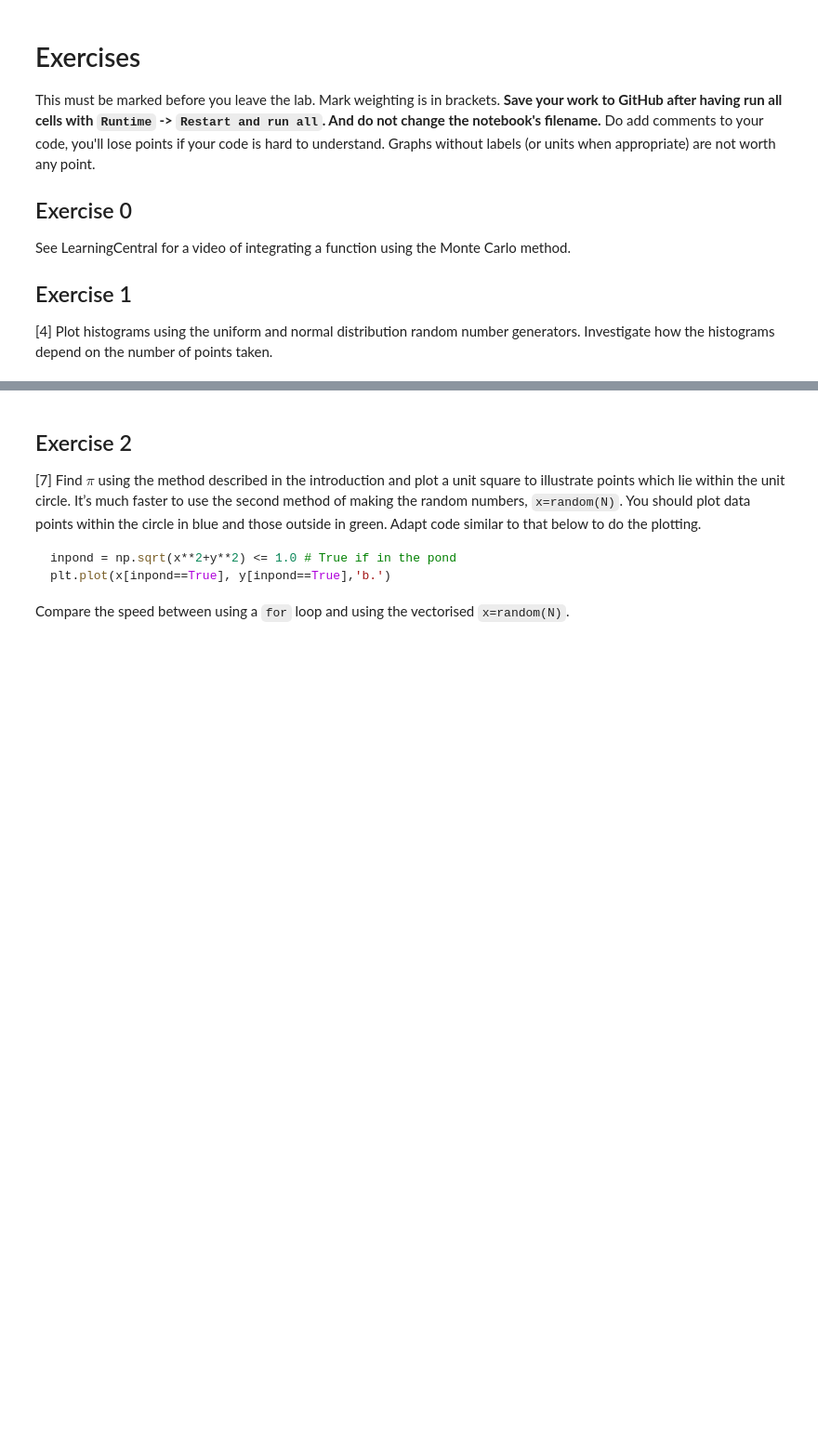
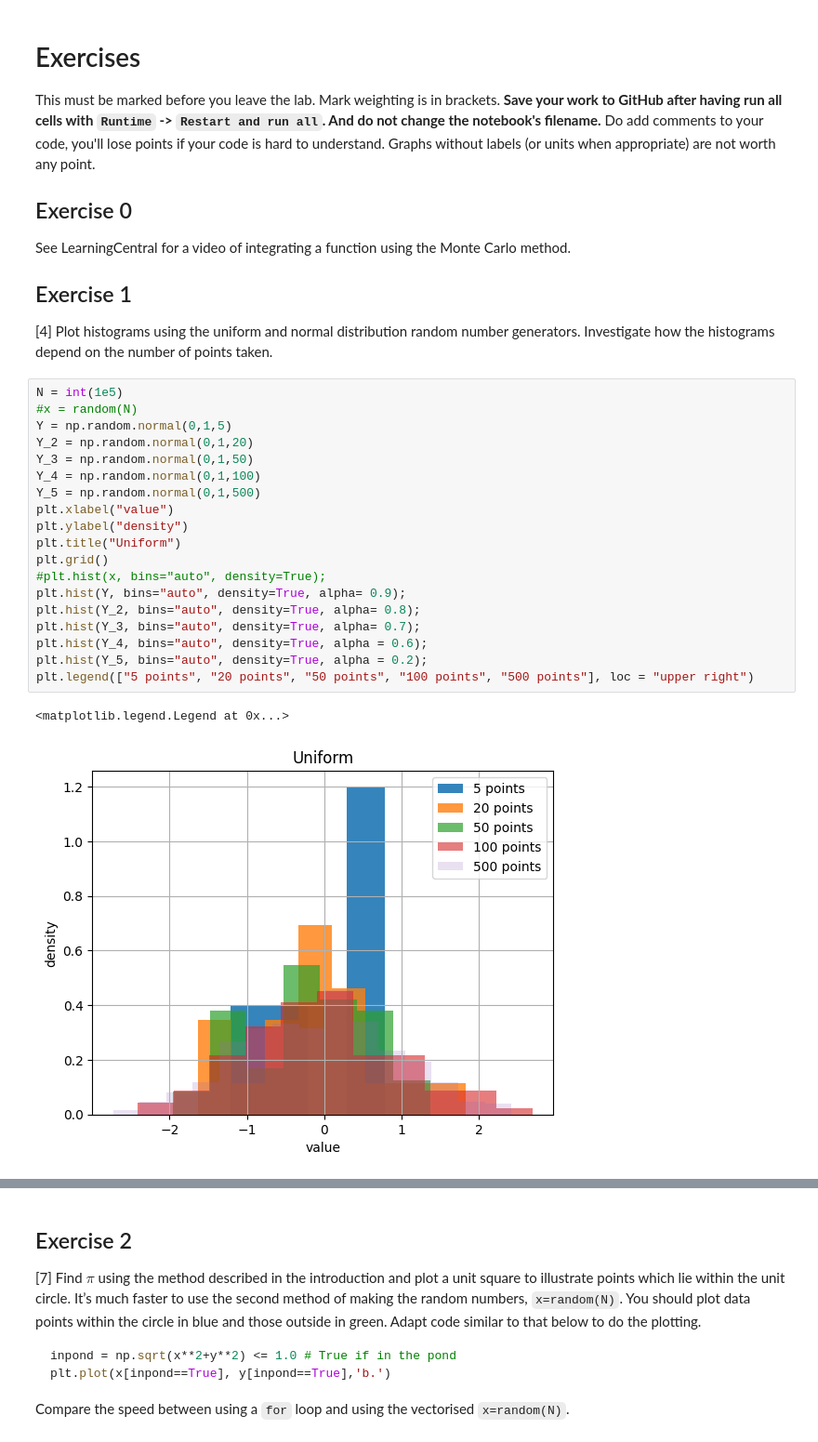
Before and after one commit to PX2145-2025/week-6-b-JonesRhys, a Jupyter notebook: Monte_Carlo.ipynb, the cells around one changed output, grey strips where cells are left out. Shown: that part at 93% size. Saved outputs shown, nothing was run; the diff lists cells and outputs as text; blank space fills up the shorter version.

```diff
--- a/Monte_Carlo.ipynb
+++ b/Monte_Carlo.ipynb
@@ -185,4 +185,26 @@ See LearningCentral for a video of integrating a function using the Monte Carlo
 
 [4] Plot histograms using the uniform and normal distribution random number generators. Investigate how the histograms depend on the number of points
 taken.
+# %%
+N = int(1e5)
+#x = random(N)
+Y = np.random.normal(0,1,5)
+Y_2 = np.random.normal(0,1,20)
+Y_3 = np.random.normal(0,1,50)
+Y_4 = np.random.normal(0,1,100)
+Y_5 = np.random.normal(0,1,500)
+plt.xlabel("value")
+plt.ylabel("density")
+plt.title("Uniform")
+plt.grid()
+#plt.hist(x, bins="auto", density=True);
+plt.hist(Y, bins="auto", density=True, alpha= 0.9);
+plt.hist(Y_2, bins="auto", density=True, alpha= 0.8);
+plt.hist(Y_3, bins="auto", density=True, alpha= 0.7);
+plt.hist(Y_4, bins="auto", density=True, alpha = 0.6);
+plt.hist(Y_5, bins="auto", density=True, alpha = 0.2);
+plt.legend(["5 points", "20 points", "50 points", "100 points", "500 points"], loc = "upper right")
+# %% [output]
+<matplotlib.legend.Legend at 0x...>
+[figure, added]
 # %%
```
Also changed, not shown: parts of 15 cells of this notebook.
